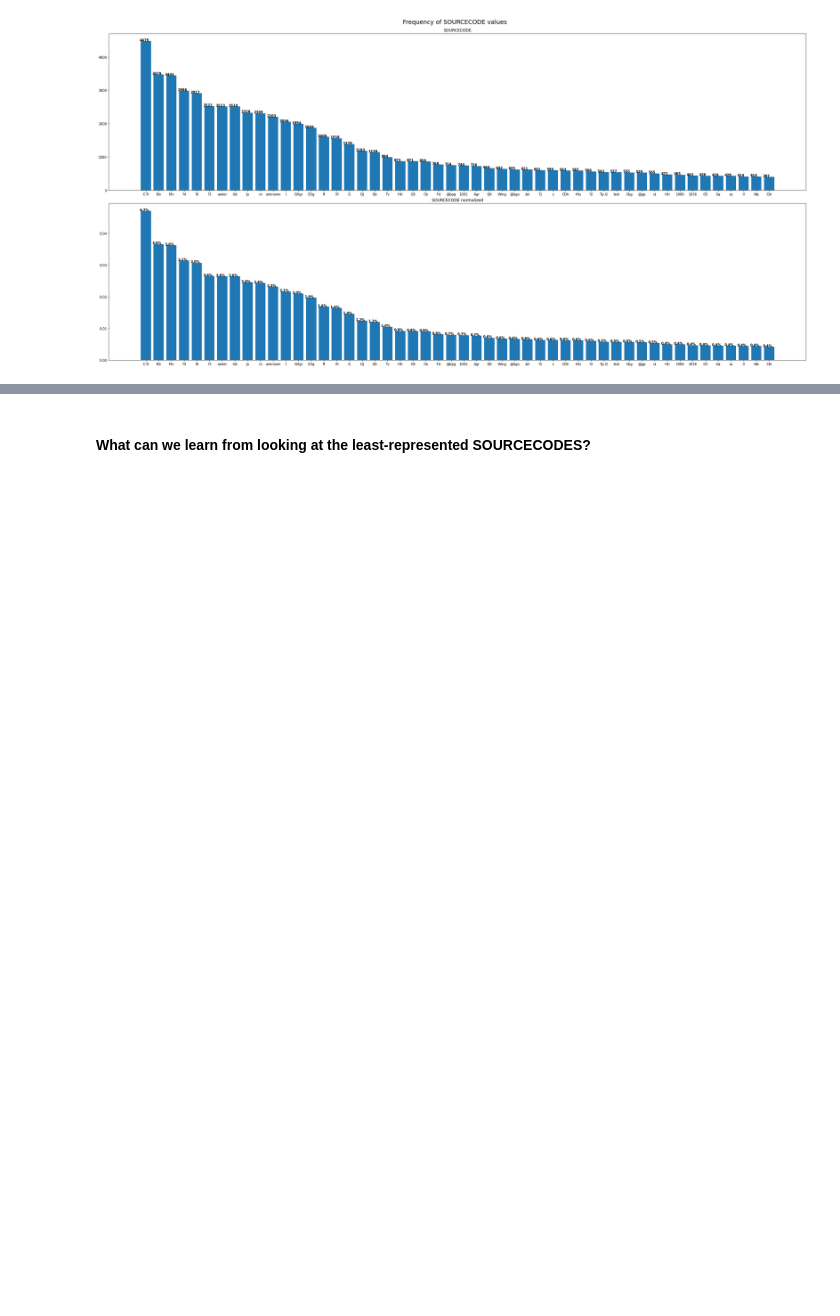
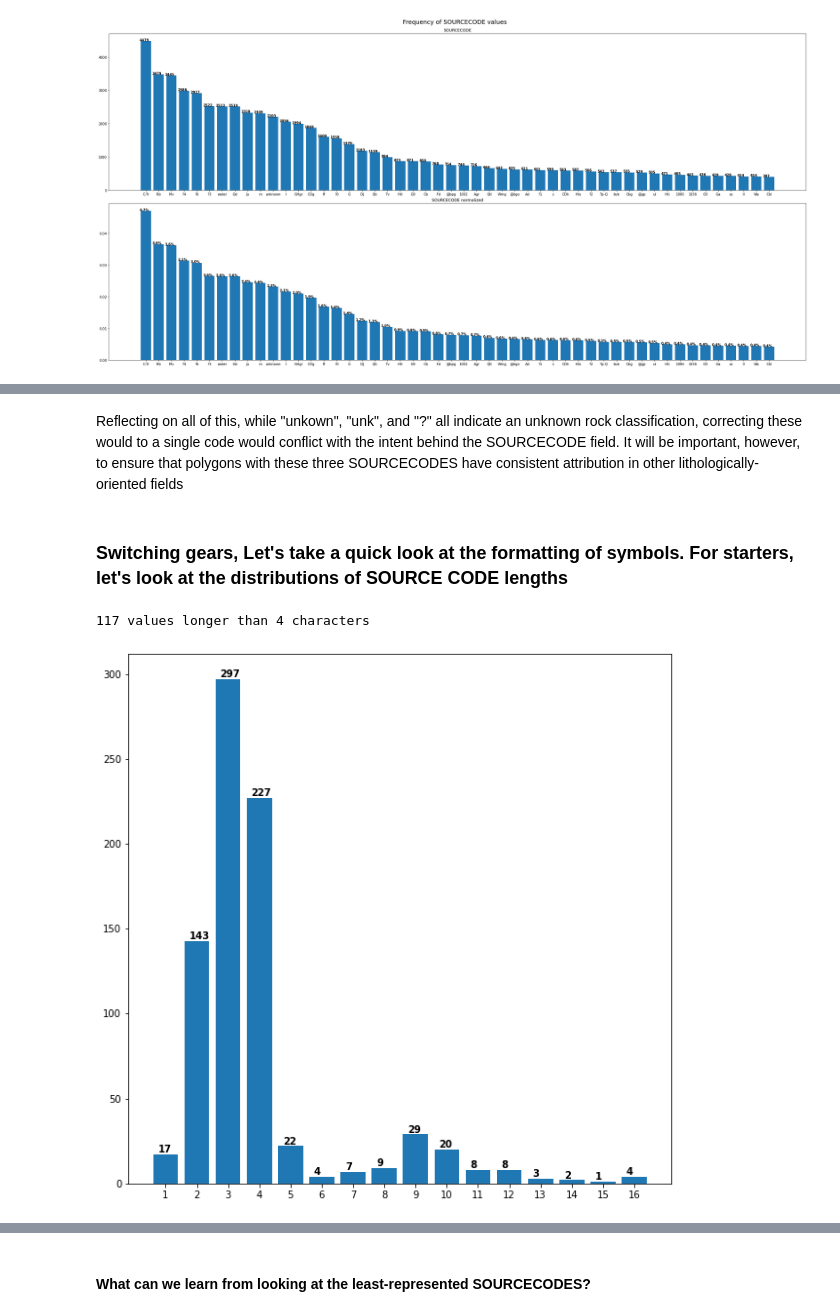
Before and after one commit to selkind/GeoMap, a Jupyter notebook: scratch.ipynb, the cells around one changed output, grey strips where cells are left out. Drawn from its saved outputs; the diff is of its cells as text; code cells hidden in the pictures; blank space fills up the shorter version.

Commit message:
sourcecode formatting investigation done. minor nb organization changes

```diff
--- a/scratch.ipynb
+++ b/scratch.ipynb
@@ -137,0 +158,6 @@ ax[1].bar(norm_counts.index[:values_to_plot], norm_counts[:values_to_plot])
+# %%
+question_marks = [i for i in counts.index if "?" in i]
+print(f"SOURCECODEs with '?' ({counts[question_marks].sum()} in total)")
+print()
+for i in question_marks:
+    print(f"SOURCECODE: {i}, polygons: {counts[i]}")
@@ -137,0 +182,23 @@ ax[1].bar(norm_counts.index[:values_to_plot], norm_counts[:values_to_plot])
+# %% [markdown]
+Reflecting on all of this, while "unkown", "unk", and "?" all indicate an unknown rock classification, correcting these would to a single code would conflict with the intent behind the SOURCECODE field. It will be important, however, to ensure that polygons with these three SOURCECODES have consistent attribution in other lithologically-oriented fields
+# %% [markdown]
+### Switching gears, Let's take a quick look at the formatting of symbols. For starters, let's look at the distributions of SOURCE CODE lengths
+# %%
+src_code_lengths = pd.DataFrame([int(len(i)) for i in counts.index]).value_counts(ascending=False)
+# %%
+indices = [int(i[0]) for i in src_code_lengths.index]
+values = [i for i in src_code_lengths]
+sorted_lengths = sorted(list(zip(indices, values)))
+# %%
+sorted_indices, sorted_values = list(zip(*sorted_lengths))
+# %%
+fig, ax = plt.subplots(1,1, figsize=(10, 10))
+x_ticks = np.arange(1, 17, 1)
+ax.set_xticks(x_ticks, minor=False)
+for i, v in enumerate(sorted_values):
+    ax.text(i + .75, v + 1, str(v), color='black', fontweight='bold')
+ax.bar(sorted_indices, sorted_values)
+print(f"{sum(sorted_values[4:])} values longer than 4 characters")
+# %% [output]
+117 values longer than 4 characters
+[figure, added]
```
Also changed, not shown: parts of 18 cells of this notebook.
